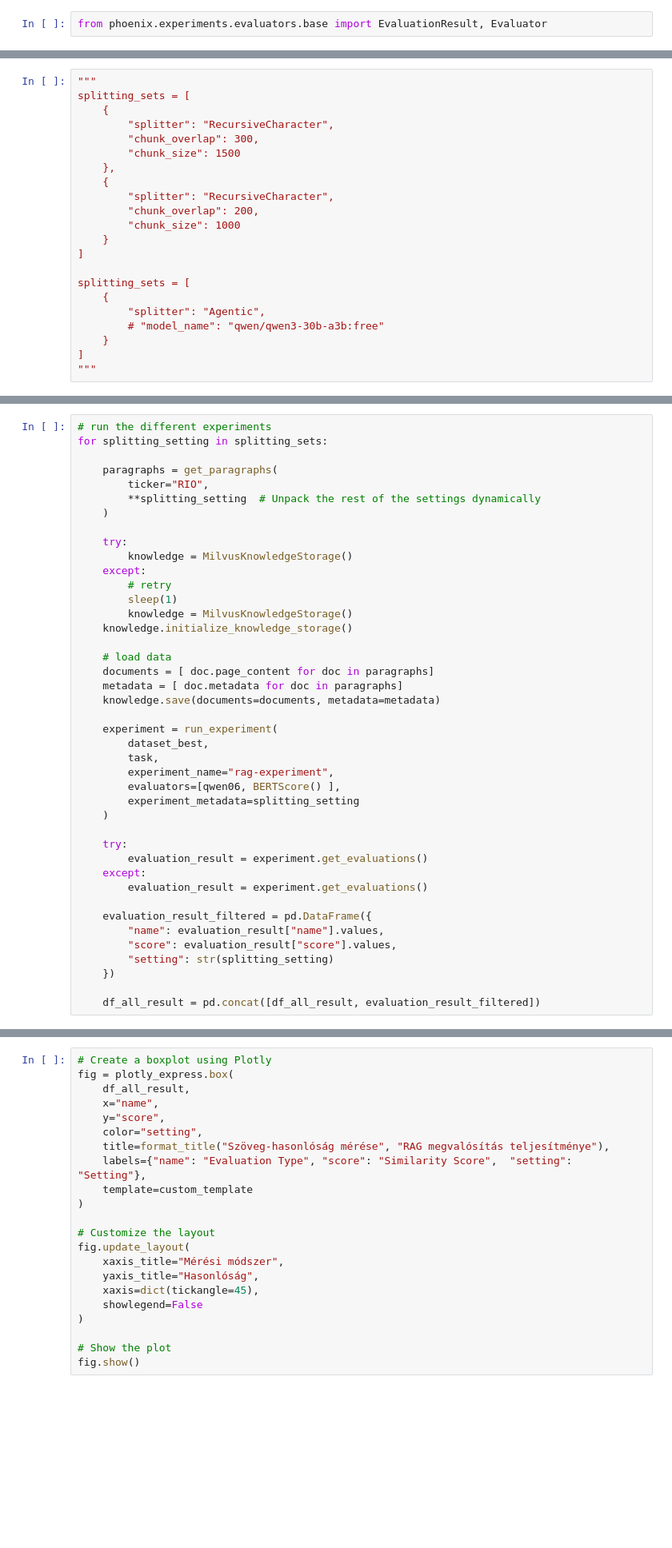
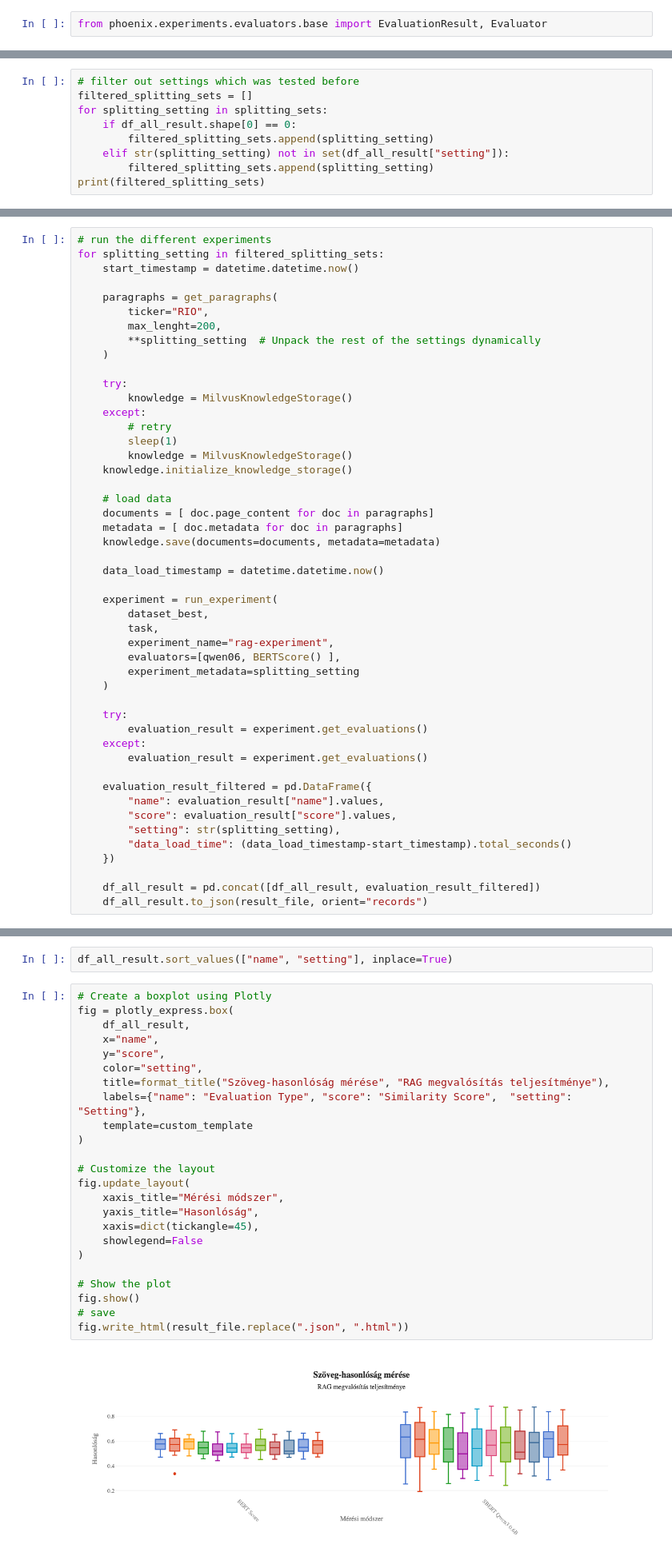
Before and after one commit to sajozsattila/blog, a Jupyter notebook: HybridRAG/rio_rag.ipynb, the cells around one changed output, grey strips where cells are left out. Shown at 80% size. Saved outputs shown, nothing was run; the diff lists cells and outputs as text; blank space fills up the shorter version.

```diff
--- a/HybridRAG/rio_rag.ipynb
+++ b/HybridRAG/rio_rag.ipynb
@@ -291,23 +317 @@ splitting_sets = [
 ]
-# %%
-"""
-splitting_sets = [
-    {
-        "splitter": "RecursiveCharacter",
-        "chunk_overlap": 300,
-        "chunk_size": 1500
-    },
-    {
-        "splitter": "RecursiveCharacter",
-        "chunk_overlap": 200,
-        "chunk_size": 1000
-    }
-]
-
-splitting_sets = [
-    {
-        "splitter": "Agentic",
-        # "model_name": "qwen/qwen3-30b-a3b:free"
-    }
-]
-"""
@@ -315,0 +318,9 @@ splitting_sets = [
+# %%
+# filter out settings which was tested before
+filtered_splitting_sets = []
+for splitting_setting in splitting_sets:
+    if df_all_result.shape[0] == 0:
+        filtered_splitting_sets.append(splitting_setting)
+    elif str(splitting_setting) not in set(df_all_result["setting"]):
+        filtered_splitting_sets.append(splitting_setting)
+print(filtered_splitting_sets)
@@ -316,9 +329,11 @@ splitting_sets = [
 # %%
 # run the different experiments
-for splitting_setting in splitting_sets:
+for splitting_setting in filtered_splitting_sets:
+    start_timestamp = datetime.datetime.now()
 
     paragraphs = get_paragraphs(
         ticker="RIO",
+        max_lenght=200,
         **splitting_setting  # Unpack the rest of the settings dynamically
     )
 
@@ -334,6 +349,8 @@ for splitting_setting in splitting_sets:
     documents = [ doc.page_content for doc in paragraphs]
     metadata = [ doc.metadata for doc in paragraphs]
     knowledge.save(documents=documents, metadata=metadata)
+
+    data_load_timestamp = datetime.datetime.now()
 
     experiment = run_experiment(
         dataset_best,
@@ -351,8 +368,10 @@ for splitting_setting in splitting_sets:
     evaluation_result_filtered = pd.DataFrame({
         "name": evaluation_result["name"].values,
         "score": evaluation_result["score"].values,
-        "setting": str(splitting_setting)
+        "setting": str(splitting_setting),
+        "data_load_time": (data_load_timestamp-start_timestamp).total_seconds()
     })
 
     df_all_result = pd.concat([df_all_result, evaluation_result_filtered])
+    df_all_result.to_json(result_file, orient="records")
 # %% [output]
@@ -488,28 +423,34 @@ def format_title(title, subtitle=None, subtitle_font_size=14):
         return title
     subtitle = f'<span style="font-size: {subtitle_font_size}px;">{subtitle}</span>'
     return f'{title}<br>{subtitle}'
+# %%
+df_all_result.sort_values(["name", "setting"], inplace=True)
 # %%
 # Create a boxplot using Plotly
 fig = plotly_express.box(
     df_all_result,
     x="name",
     y="score",
     color="setting",
     title=format_title("Szöveg-hasonlóság mérése", "RAG megvalósítás teljesítménye"),
     labels={"name": "Evaluation Type", "score": "Similarity Score",  "setting": "Setting"},
     template=custom_template
 )
 
 # Customize the layout
 fig.update_layout(
     xaxis_title="Mérési módszer",
     yaxis_title="Hasonlóság",
     xaxis=dict(tickangle=45),
     showlegend=False
 )
 
 # Show the plot
 fig.show()
+# save
+fig.write_html(result_file.replace(".json", ".html"))
+# %% [output]
+[figure, added]
 # %%
 df_all_result.to_json(result_file, orient="records")
 # %% [markdown]
```
Also changed, not shown: parts of 11 cells of this notebook, 8 other files.
